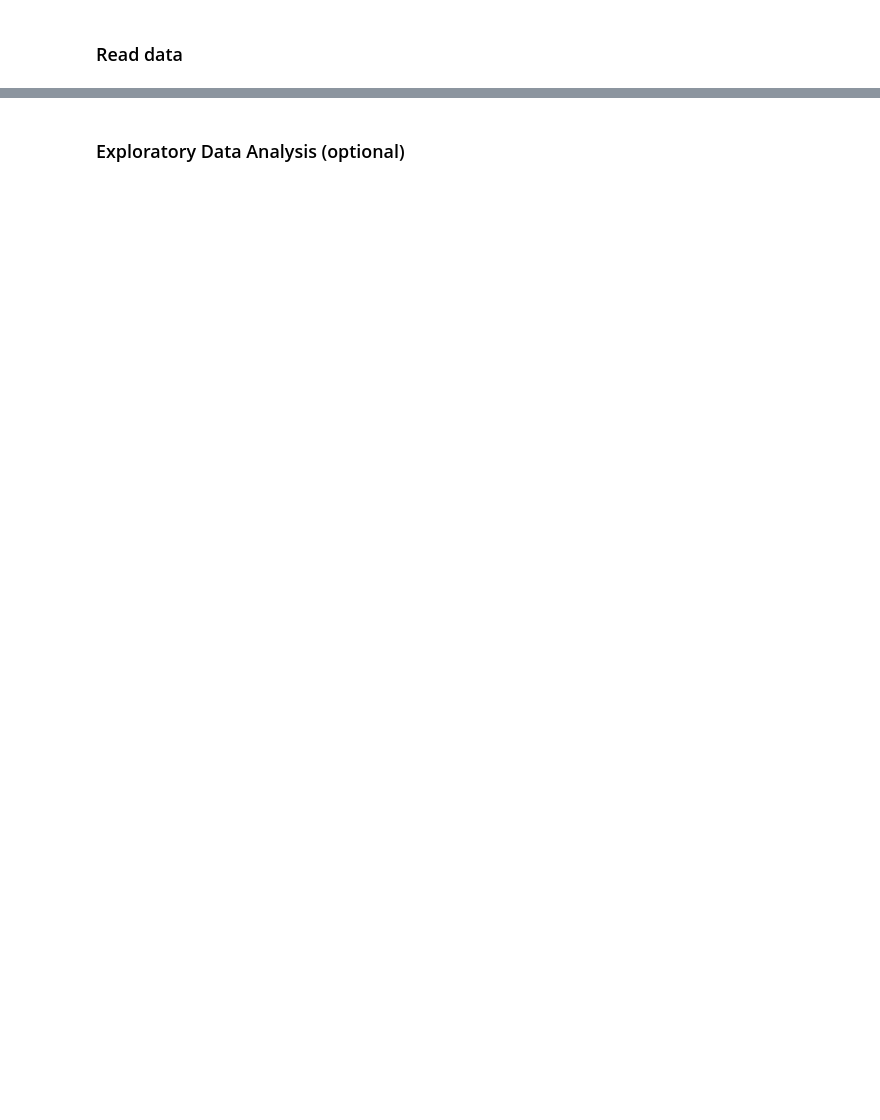
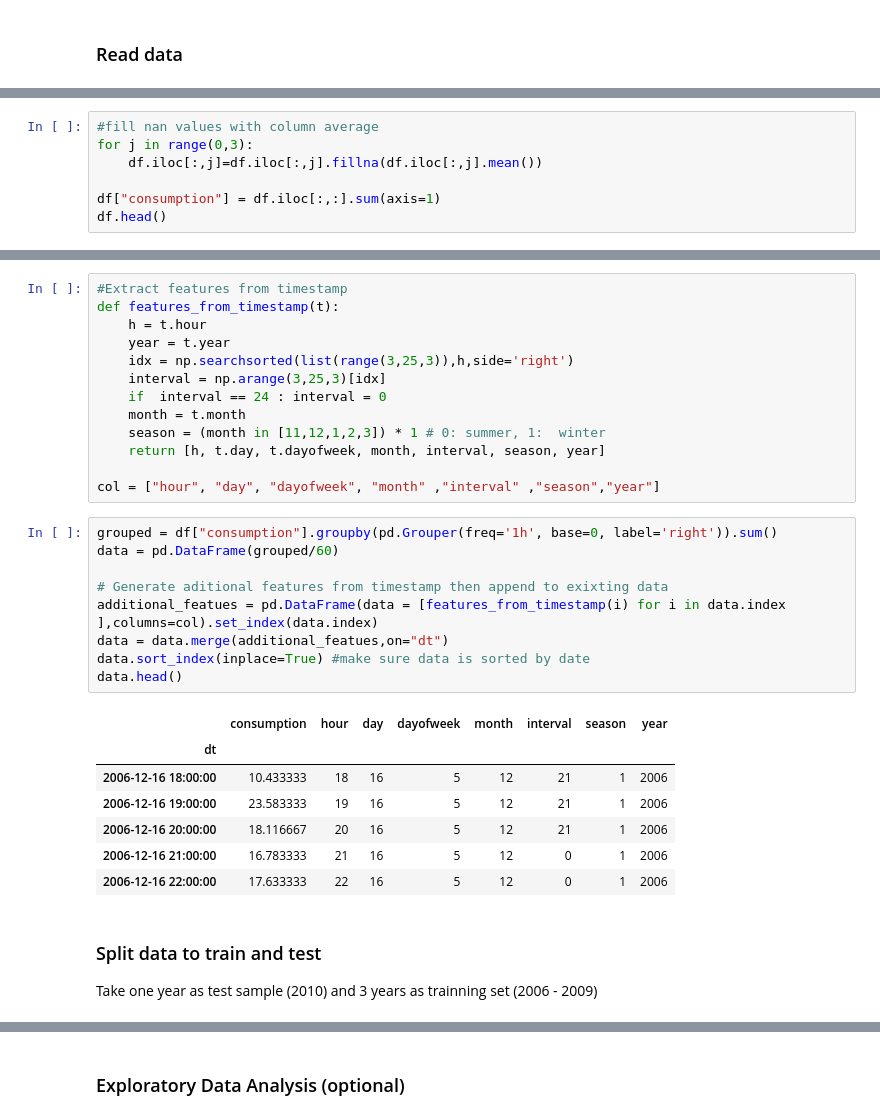
Before and after one commit to Gci04/Household-Power-Consumption, a Jupyter notebook: src/Household_Power_Prediction.ipynb, the cells around one changed output, grey strips where cells are left out. Saved outputs shown, nothing was run; the diff lists cells and outputs as text; blank space fills up the shorter version.

```diff
--- a/src/Household_Power_Prediction.ipynb
+++ b/src/Household_Power_Prediction.ipynb
@@ -52,0 +60,7 @@ df.drop(["Global_active_power","Global_reactive_power","Voltage","Global_intensi
+# %%
+#fill nan values with column average
+for j in range(0,3):
+    df.iloc[:,j]=df.iloc[:,j].fillna(df.iloc[:,j].mean())
+
+df["consumption"] = df.iloc[:,:].sum(axis=1)
+df.head()
@@ -52,0 +75,33 @@ df.drop(["Global_active_power","Global_reactive_power","Voltage","Global_intensi
+# %%
+#Extract features from timestamp
+def features_from_timestamp(t):
+    h = t.hour
+    year = t.year
+    idx = np.searchsorted(list(range(3,25,3)),h,side='right')
+    interval = np.arange(3,25,3)[idx]
+    if  interval == 24 : interval = 0
+    month = t.month
+    season = (month in [11,12,1,2,3]) * 1 # 0: summer, 1:  winter
+    return [h, t.day, t.dayofweek, month, interval, season, year]
+
+col = ["hour", "day", "dayofweek", "month" ,"interval" ,"season","year"]
+# %%
+grouped = df["consumption"].groupby(pd.Grouper(freq='1h', base=0, label='right')).sum()
+data = pd.DataFrame(grouped/60)
+
+# Generate aditional features from timestamp then append to exixting data
+additional_featues = pd.DataFrame(data = [features_from_timestamp(i) for i in data.index ],columns=col).set_index(data.index)
+data = data.merge(additional_featues,on="dt")
+data.sort_index(inplace=True) #make sure data is sorted by date
+data.head()
+# %% [output]
+|  | consumption | hour | day | dayofweek | month | interval | season | year |
+| dt |  |  |  |  |  |  |  |  |
+| 2006-12-16 18:00:00 | 10.433333 | 18 | 16 | 5 | 12 | 21 | 1 | 2006 |
+| 2006-12-16 19:00:00 | 23.583333 | 19 | 16 | 5 | 12 | 21 | 1 | 2006 |
+| 2006-12-16 20:00:00 | 18.116667 | 20 | 16 | 5 | 12 | 21 | 1 | 2006 |
+| 2006-12-16 21:00:00 | 16.783333 | 21 | 16 | 5 | 12 | 0 | 1 | 2006 |
+| 2006-12-16 22:00:00 | 17.633333 | 22 | 16 | 5 | 12 | 0 | 1 | 2006 |
+# %% [markdown]
+### Split data to train and test
+Take one year as test sample (2010) and 3 years as trainning set (2006 - 2009)
```
Also changed, not shown: parts of 43 cells of this notebook, 2 other files.
